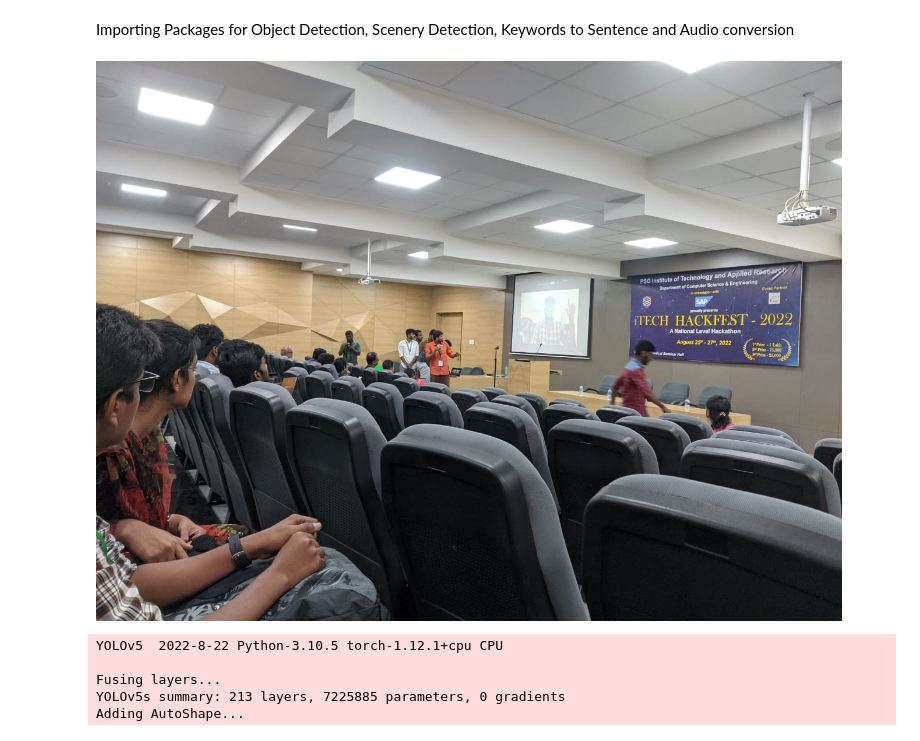
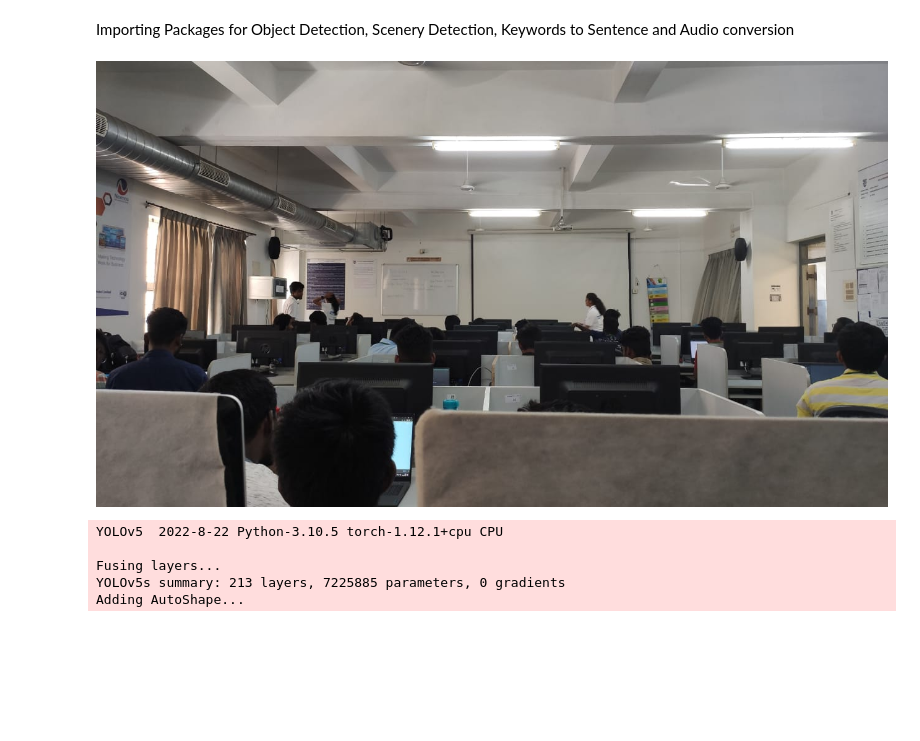
Before and after one commit to phanda1326/Super_I_sense, a Jupyter notebook: superIsense.ipynb, the cells around one changed output. Saved outputs shown, nothing was run; the diff lists cells and outputs as text; code cells hidden in the pictures; blank space fills up the shorter version.

```diff
--- a/superIsense.ipynb
+++ b/superIsense.ipynb
@@ -19,10 +19,10 @@ import numpy as np
 import sys
 sys.path.insert(0,'Scenery Detection/')
 # %%
-path = "Test Images/test3.jpg"
+path = "Test Images/designsummit.jpg"
 Image(path)
 # %% [output]
-[figure, old version]
+[figure, new version]
 # %%
 model = torch.hub.load('Object Detection/yolov5/', 'yolov5s', source='local', pretrained=True)
 # %% [output]
```
Also changed, not shown: parts of 10 cells of this notebook, 14 other files.
